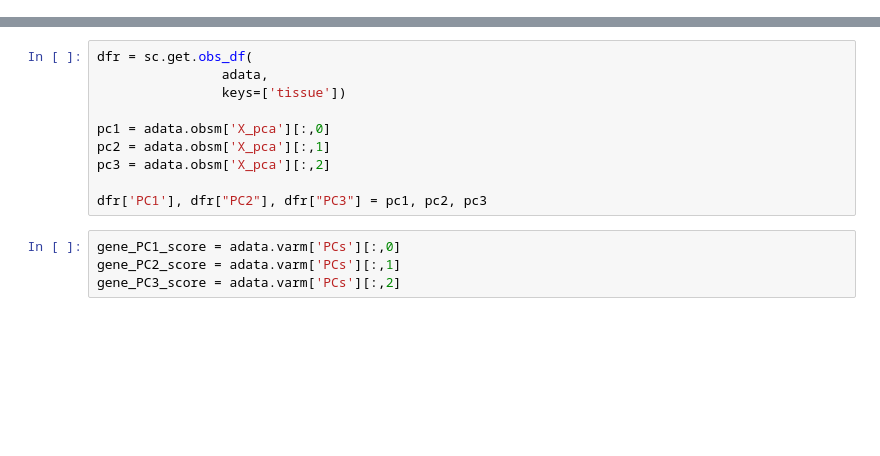
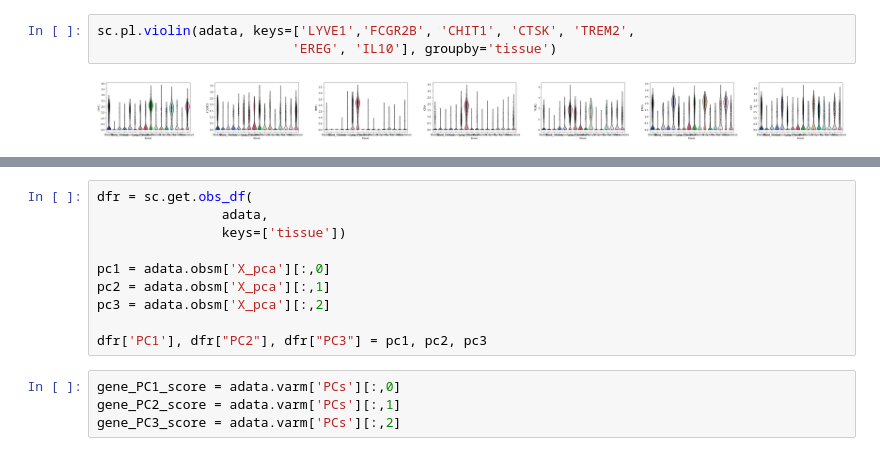
Before and after one commit to michael-swift/tsp-immune-analysis, a Jupyter notebook: notebooks/immune_signatures/nheatmap.ipynb, the cells around one changed output, grey strips where cells are left out. Saved outputs shown, nothing was run; the diff lists cells and outputs as text; blank space fills up the shorter version.

```diff
--- a/notebooks/immune_signatures/nheatmap.ipynb
+++ b/notebooks/immune_signatures/nheatmap.ipynb
@@ -90,0 +91,5 @@ sc.pl.pca_overview(adata, color = ['tissue'], projection = '2d', size = 3)
+# %%
+sc.pl.violin(adata, keys=['LYVE1','FCGR2B', 'CHIT1', 'CTSK', 'TREM2',
+                         'EREG', 'IL10'], groupby='tissue')
+# %% [output]
+[figure, added]
```
Also changed, not shown: parts of 22 cells of this notebook, 10 other files.
